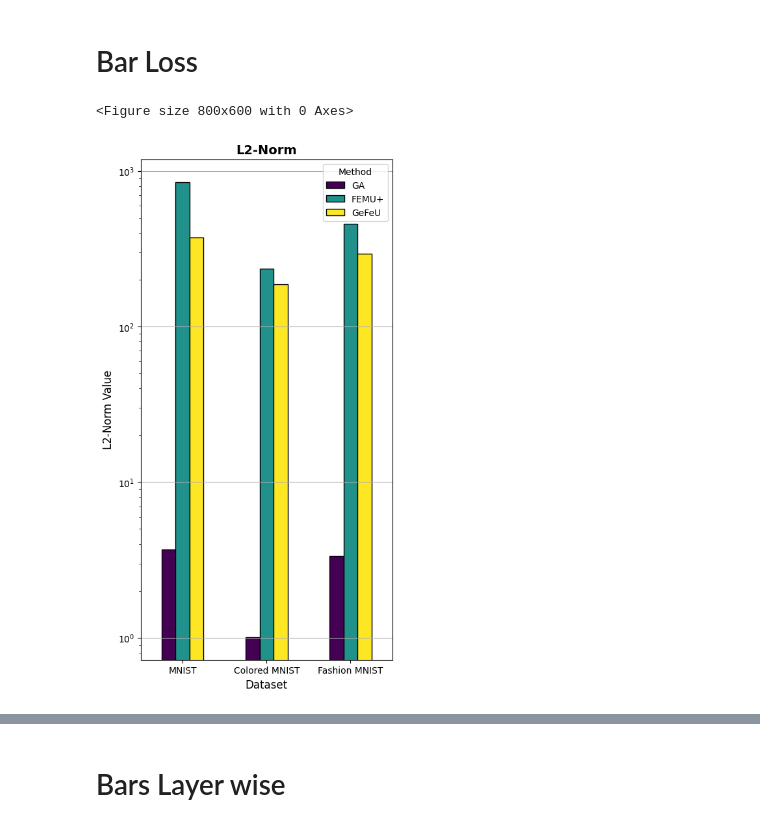
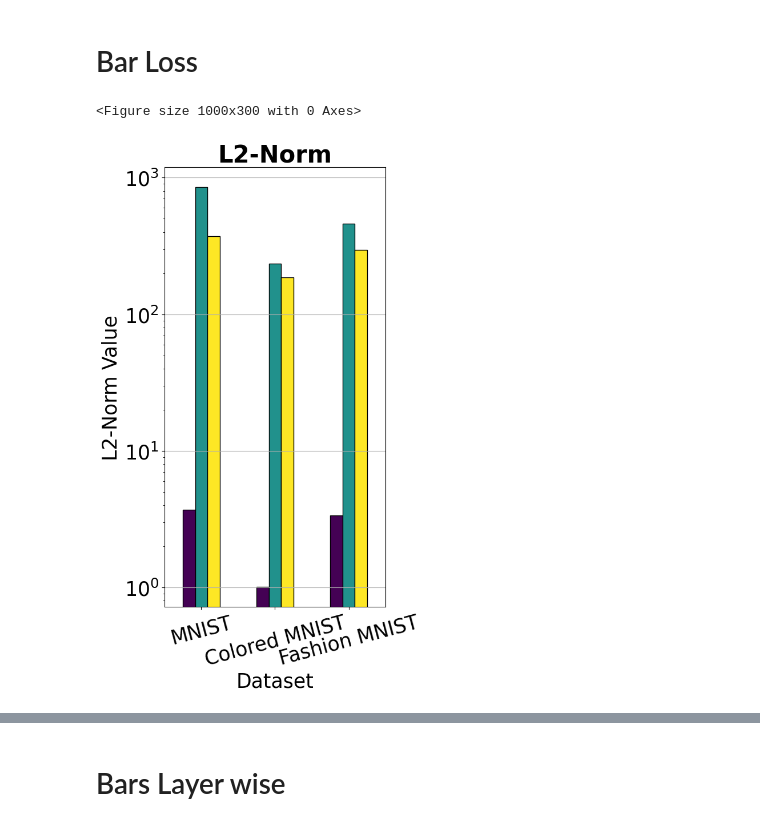
Before and after one commit to MoraiT01/study_on_unlearning, a Jupyter notebook: notebooks/graphics.ipynb, the cells around one changed output, grey strips where cells are left out. Cells and saved outputs as stored; diff of their text form; code cells hidden in the pictures.

Commit message:
improved graphics

```diff
--- a/notebooks/graphics.ipynb
+++ b/notebooks/graphics.ipynb
@@ -68,38 +68,39 @@ values = np.array([
 ])
 #cmnist
 values2 = np.array([
 [36.38,	1.01,	38.13],
 [236.91,	235.33,	238.57],
 [189.22,	186.84,	190.94],
 ])
 
 #fmnist
 values3 = np.array([
 [28.17,	3.36,	29.22],
 [459.48,	459.5,	460.48],
 [295.31,	295.25,	296.45],
 ])
 
 # take only the 2nd values for each of the values arrays and combined them
 values_combined = np.array([values[:,1], values2[:,1], values3[:,1], ]).T
 
 # Convert data to a Pandas DataFrame
 df = pd.DataFrame(values_combined, index=methods, columns=categories2)
 
 # Plot settings
-plt.figure(figsize=(8, 6))
+plt.figure(figsize=(10, 3))
 df.T.plot(kind="bar", colormap="viridis", edgecolor="black", figsize=(5,10))
 
 # Labels & Title
-plt.title("L2-Norm", fontsize=14, fontweight="bold")
-plt.xlabel("Dataset", fontsize=12)
-plt.ylabel("L2-Norm Value", fontsize=12)
+plt.title("L2-Norm", fontsize=30, fontweight="bold")
+plt.xlabel("Dataset", fontsize=25)
+plt.ylabel("L2-Norm Value", fontsize=25)
 plt.yscale("log")
-plt.xticks(rotation=0)
-plt.legend(title="Method")
+plt.yticks(fontsize=25)
+plt.xticks(rotation=15, fontsize=25)
+plt.legend(title="Method").remove()
 plt.grid(True, axis="y")
 # Show plot
 plt.show()
 # %% [output]
-<Figure size 800x600 with 0 Axes>
+<Figure size 1000x300 with 0 Axes>
-[figure, old version]
+[figure, new version]
```
Also changed, not shown: parts of 4 cells of this notebook.
